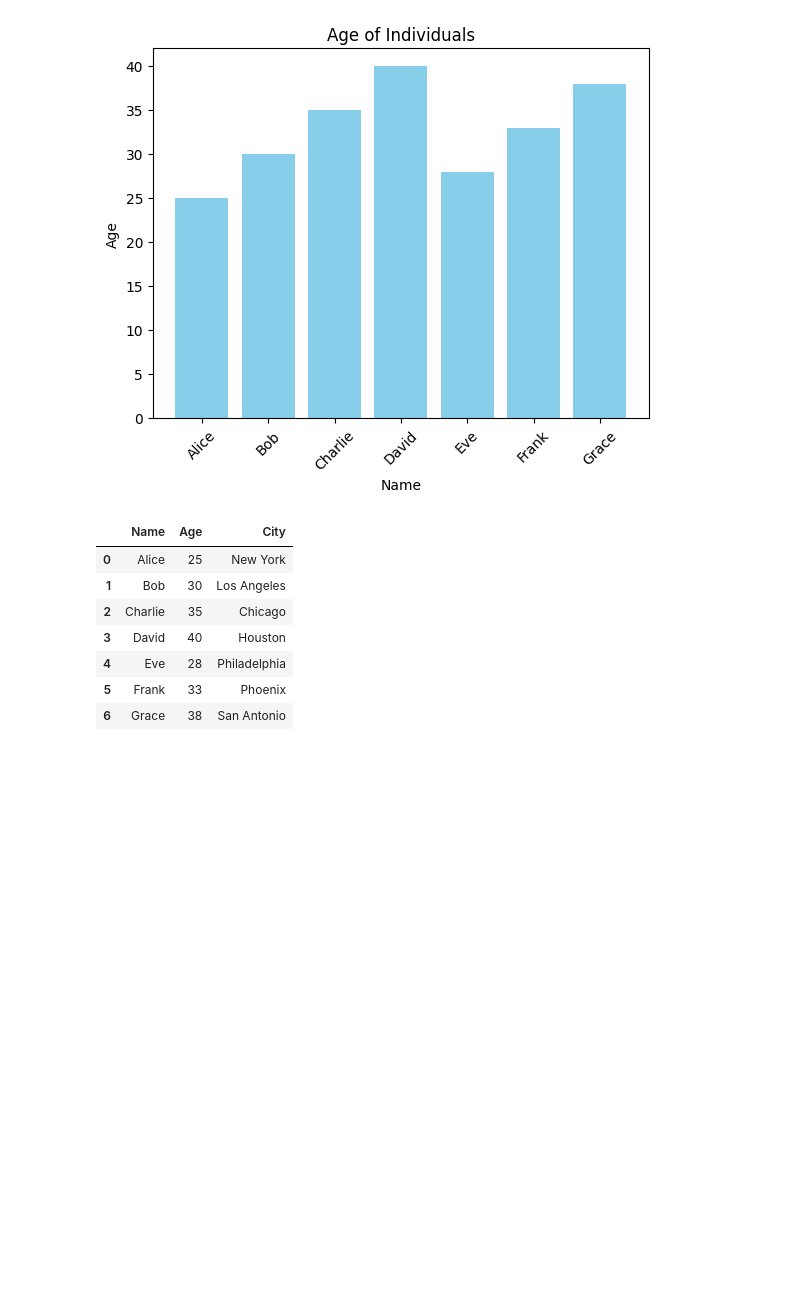
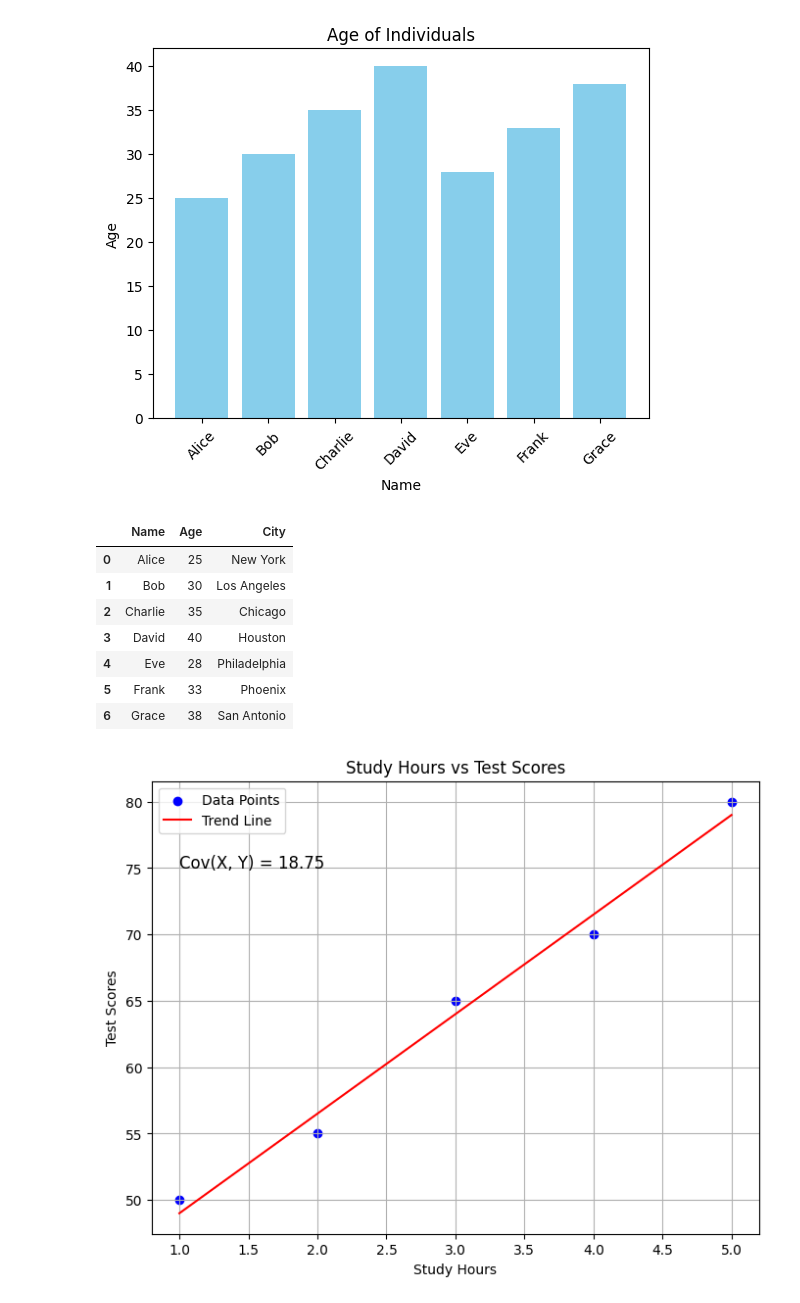
Before and after one commit to dynstat/AnyNotes, a Jupyter notebook: code-gists/ai-related/pandas.ipynb, the cells around one changed output. Cells and saved outputs as stored; diff of their text form; code cells hidden in the pictures; blank space fills up the shorter version.

Commit message:
Added a new section in the Jupyter notebook for Pandas that demonstrates data visualization with a scatter plot, including covariance calculation and trend line. Updated execution counts for clarity.

```diff
--- a/code-gists/ai-related/pandas.ipynb
+++ b/code-gists/ai-related/pandas.ipynb
@@ -137,3 +137,33 @@ df_combined
 | 4 | Eve | 28 | Philadelphia |
 | 5 | Frank | 33 | Phoenix |
 | 6 | Grace | 38 | San Antonio |
+# %%
+import numpy as np
+import matplotlib.pyplot as plt
+
+# Sample data
+study_hours = np.array([1, 2, 3, 4, 5])
+test_scores = np.array([50, 55, 65, 70, 80])
+
+# Calculate covariance
+covariance = np.cov(study_hours, test_scores)[0, 1]
+
+# Create scatter plot
+plt.figure(figsize=(8, 6))
+plt.scatter(study_hours, test_scores, color='blue', label='Data Points')
+plt.title('Study Hours vs Test Scores')
+plt.xlabel('Study Hours')
+plt.ylabel('Test Scores')
+plt.grid()
+
+# Add a trend line
+m, b = np.polyfit(study_hours, test_scores, 1)  # Linear fit
+plt.plot(study_hours, m * study_hours + b, color='red', label='Trend Line')
+
+# Display covariance
+plt.text(1, 75, f'Cov(X, Y) = {covariance:.2f}', fontsize=12, color='black')
+
+plt.legend()
+plt.show()
+# %% [output]
+[figure, added]
```
